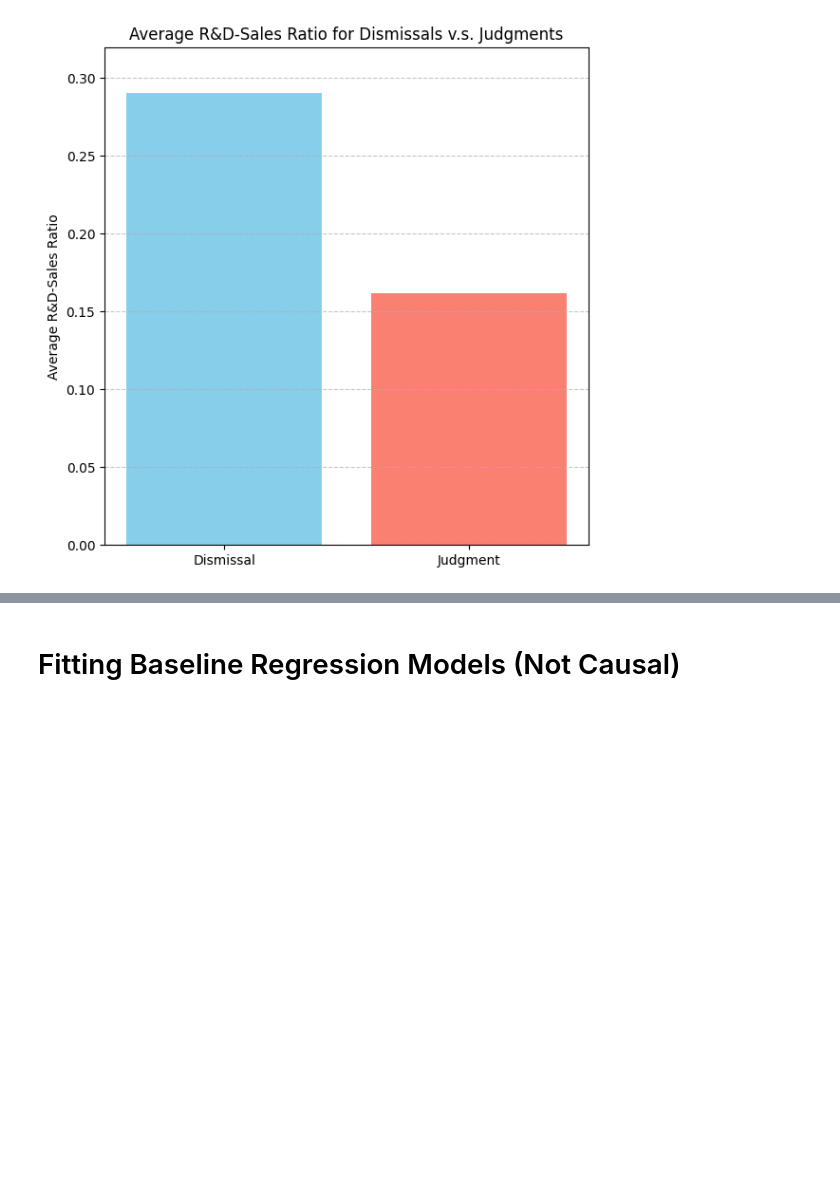
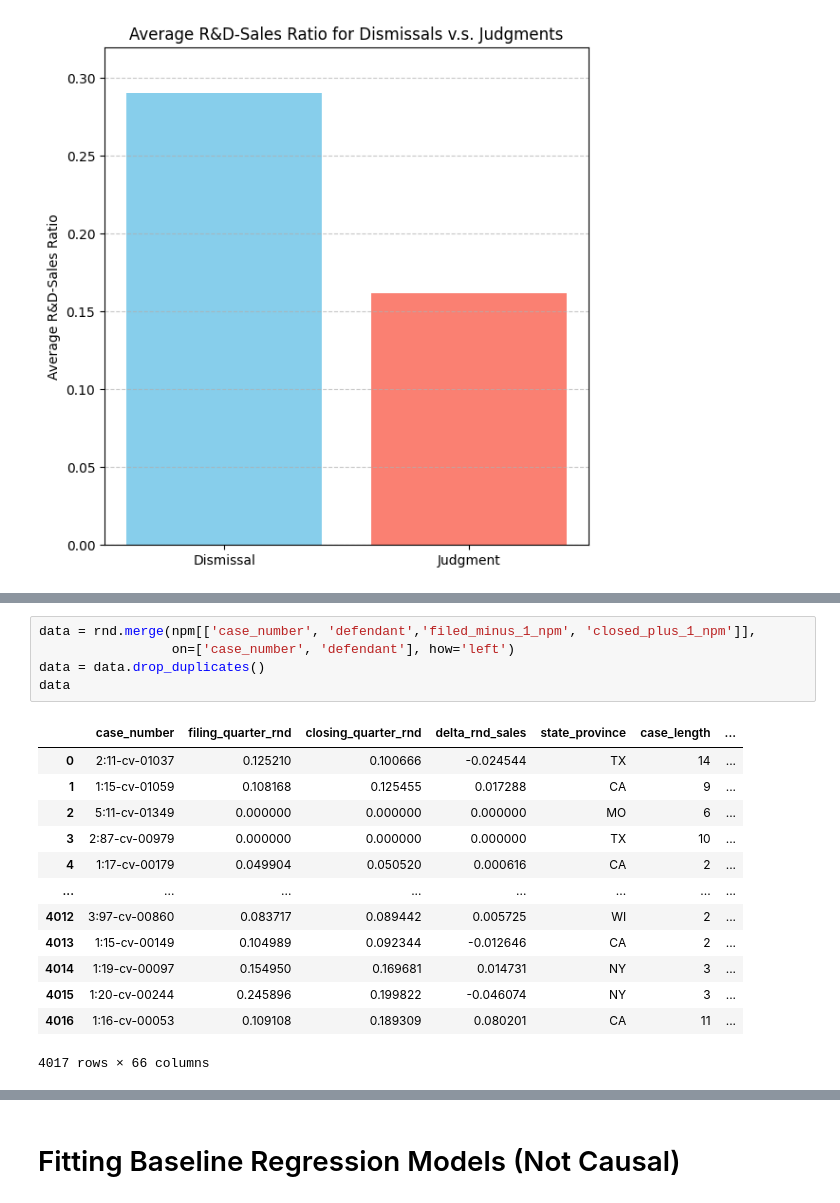
Before and after one commit to Sai0472003/PatentLitigation_Impact, a Jupyter notebook: Causal_Inference.ipynb, the cells around one changed output, grey strips where cells are left out. Saved outputs shown, nothing was run; the diff lists cells and outputs as text; blank space fills up the shorter version.

```diff
--- a/Causal_Inference.ipynb
+++ b/Causal_Inference.ipynb
@@ -355,0 +412,19 @@ plt.show()
+# %%
+data = rnd.merge(npm[['case_number', 'defendant','filed_minus_1_npm', 'closed_plus_1_npm']],
+                 on=['case_number', 'defendant'], how='left')
+data = data.drop_duplicates()
+data
+# %% [output]
+|  | case_number | filing_quarter_rnd | closing_quarter_rnd | delta_rnd_sales | state_province | case_length | ... |
+| 0 | 2:11-cv-01037 | 0.125210 | 0.100666 | -0.024544 | TX | 14 | ... |
+| 1 | 1:15-cv-01059 | 0.108168 | 0.125455 | 0.017288 | CA | 9 | ... |
+| 2 | 5:11-cv-01349 | 0.000000 | 0.000000 | 0.000000 | MO | 6 | ... |
+| 3 | 2:87-cv-00979 | 0.000000 | 0.000000 | 0.000000 | TX | 10 | ... |
+| 4 | 1:17-cv-00179 | 0.049904 | 0.050520 | 0.000616 | CA | 2 | ... |
+| ... | ... | ... | ... | ... | ... | ... | ... |
+| 4012 | 3:97-cv-00860 | 0.083717 | 0.089442 | 0.005725 | WI | 2 | ... |
+| 4013 | 1:15-cv-00149 | 0.104989 | 0.092344 | -0.012646 | CA | 2 | ... |
+| 4014 | 1:19-cv-00097 | 0.154950 | 0.169681 | 0.014731 | NY | 3 | ... |
+| 4015 | 1:20-cv-00244 | 0.245896 | 0.199822 | -0.046074 | NY | 3 | ... |
+| 4016 | 1:16-cv-00053 | 0.109108 | 0.189309 | 0.080201 | CA | 11 | ... |
+4017 rows × 66 columns
```
Also changed, not shown: parts of 4 cells of this notebook.
